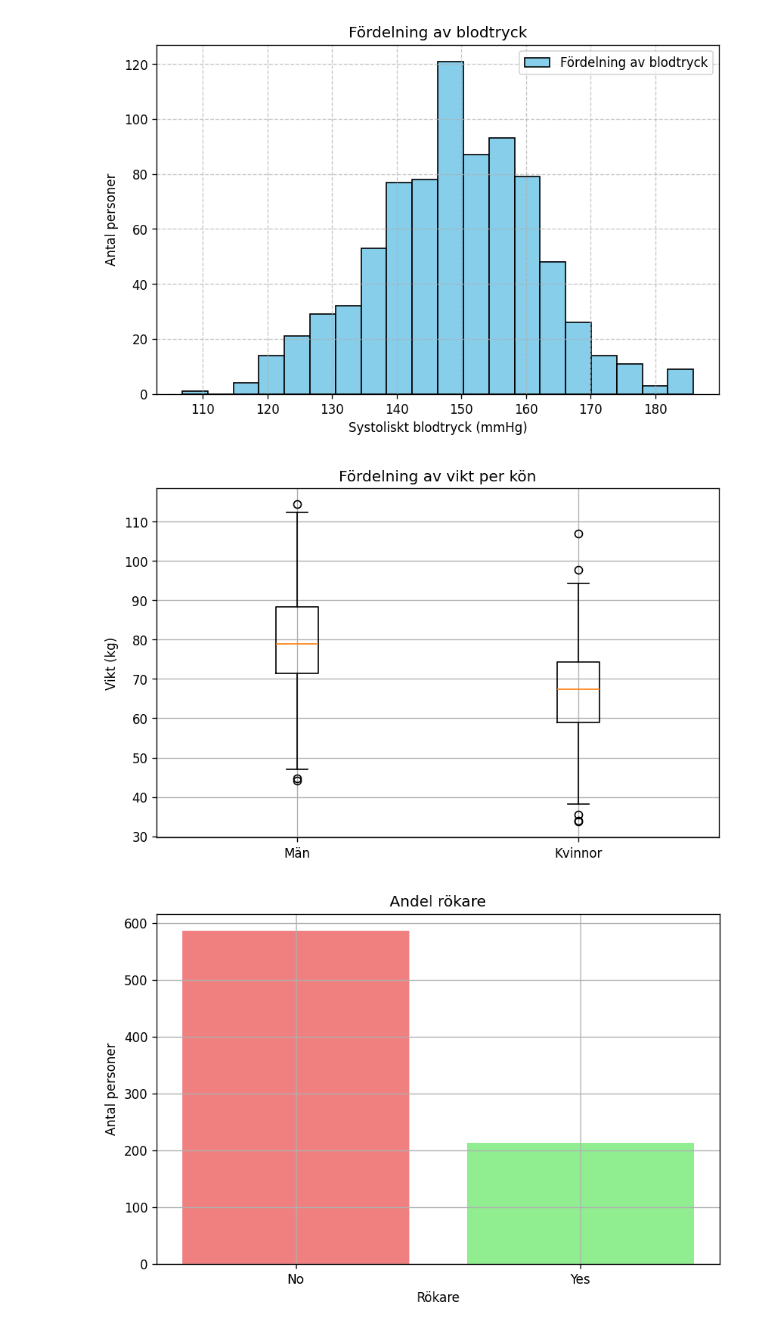
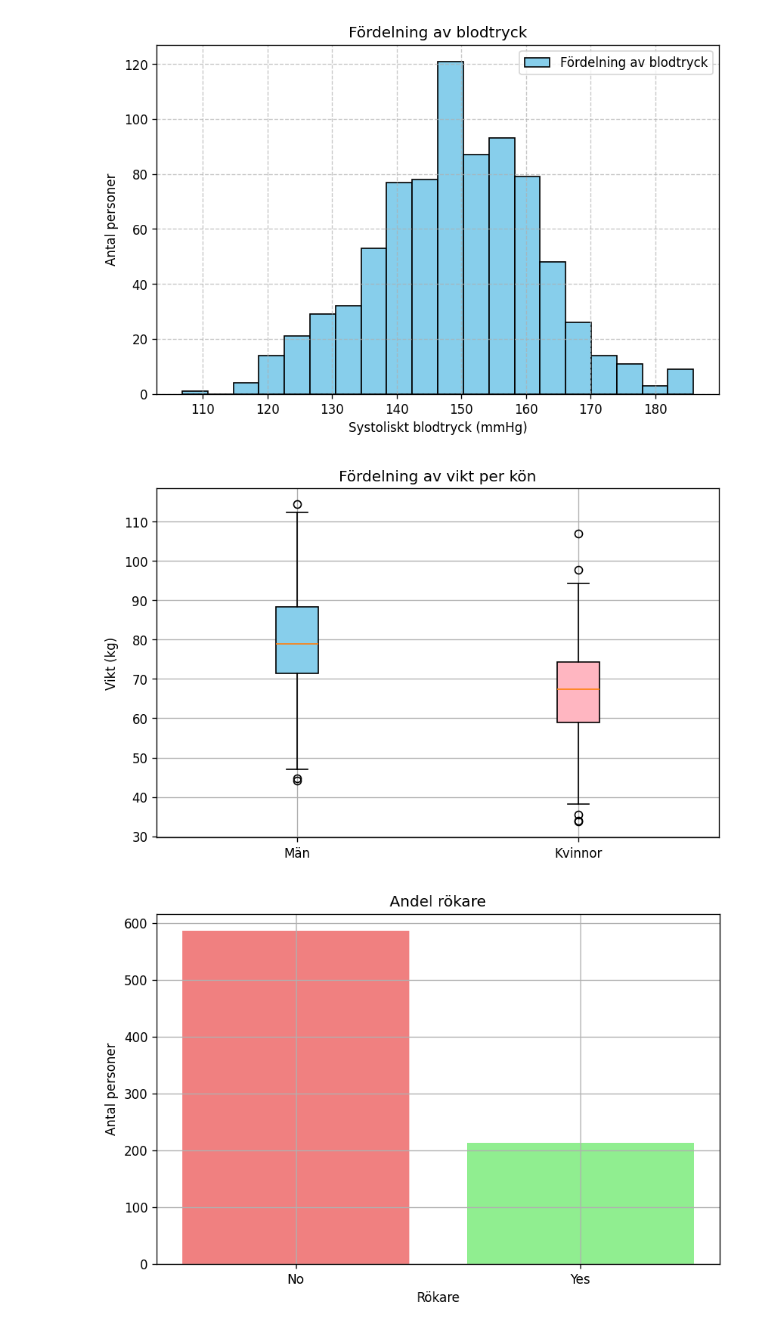
Before and after one commit to KataBeh/H-lsostudie-, a Jupyter notebook: scr/notebook.ipynb, the cells around one changed output. Drawn from its saved outputs; the diff is of its cells as text; code cells hidden in the pictures.

Commit message:
add colors to boxplot boxes

```diff
--- a/scr/notebook.ipynb
+++ b/scr/notebook.ipynb
@@ -93,15 +93,22 @@ plt.show()
 # %%
 fig, ax = plt.subplots()
 
-ax.boxplot([df.loc[df["sex"] == "M", "weight"],
+box = ax.boxplot(
+    [df.loc[df["sex"] == "M", "weight"],
             df.loc[df["sex"] == "F", "weight"]],
+            patch_artist=True,
             tick_labels = ["Män", "Kvinnor"])
+
+colors= ["skyblue", "lightpink"]
+
+for patch, color in zip(box["boxes"], colors):
+    patch.set_facecolor(color)
 
 ax.set_title("Fördelning av vikt per kön")
 ax.set_ylabel("Vikt (kg)")
 plt.show()
 # %% [output]
-[figure, old version]
+[figure, new version]
 # %%
 smoker_counts = df["smoker"].value_counts()
 
```
Also changed, not shown: parts of 5 cells of this notebook.
